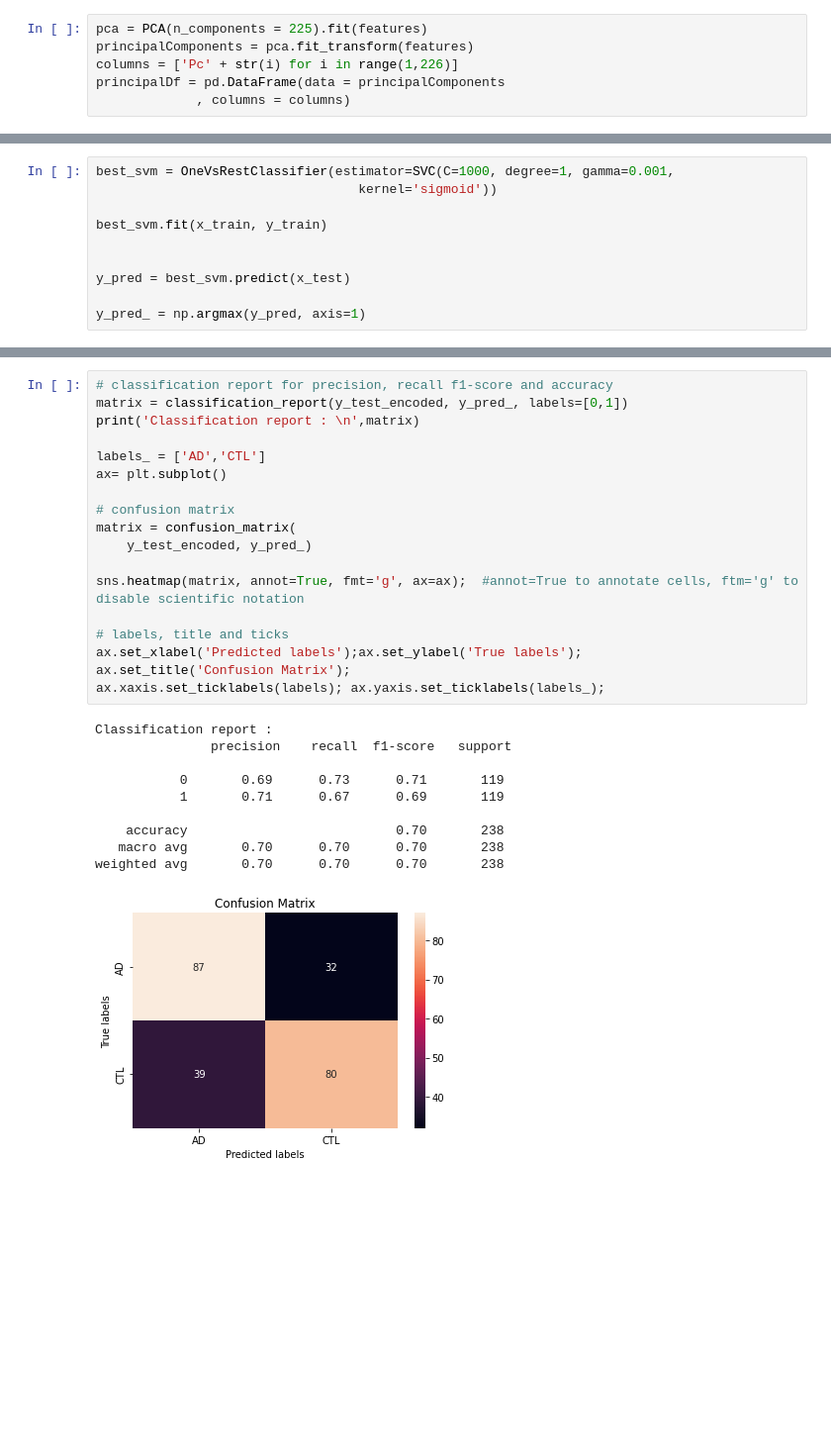
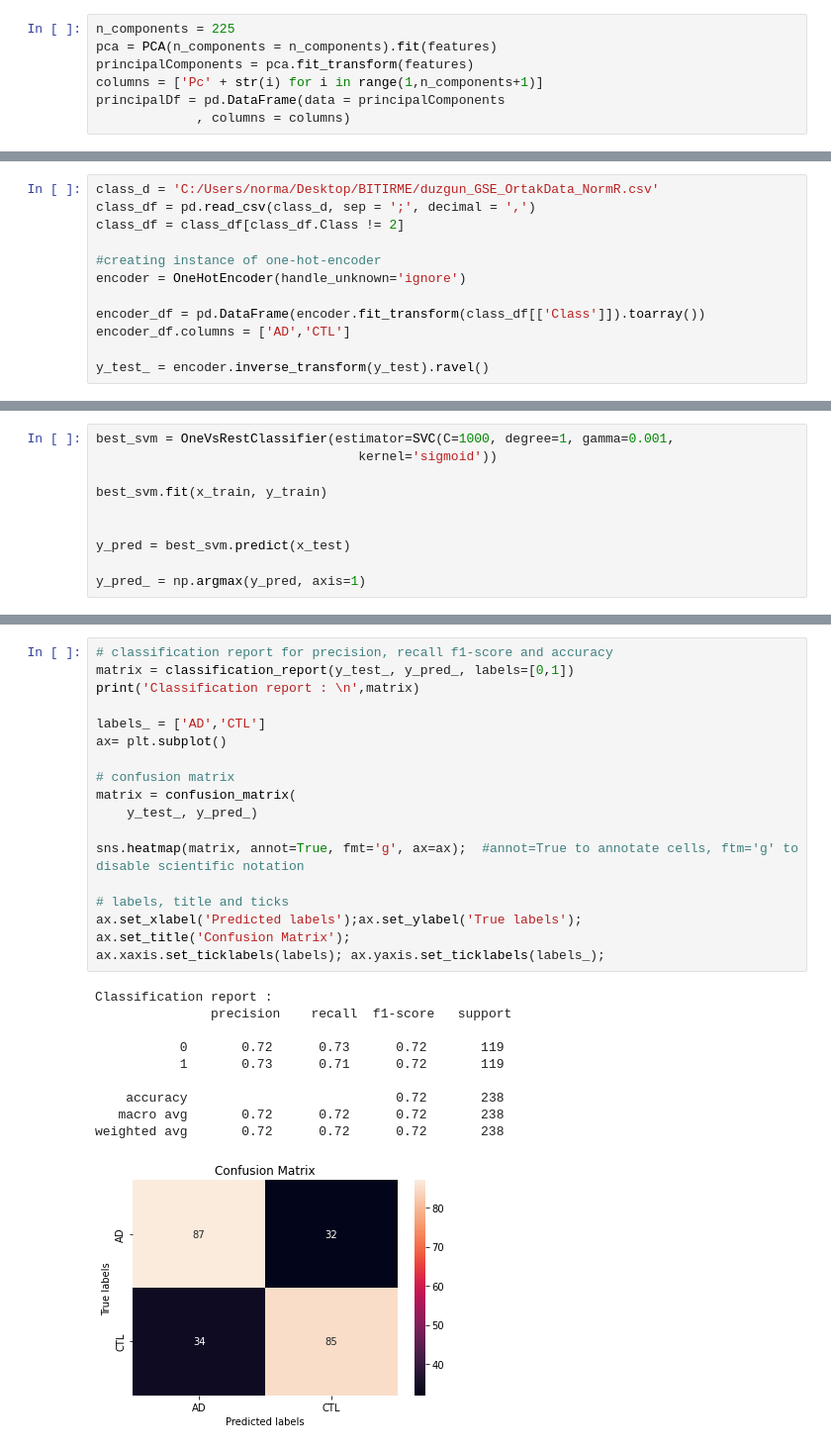
Before and after one commit to canberkarc/Detection_of_Alzheimer_Disease_using_mRNA_Gene_Expression_Data, a Jupyter notebook: src/SVM.ipynb, the cells around one changed output, grey strips where cells are left out. Shown: that part at 99% size. Cells and saved outputs as stored; diff of their text form; blank space fills up the shorter version.

```diff
--- a/src/SVM.ipynb
+++ b/src/SVM.ipynb
@@ -34,7 +28,8 @@ dtype: int64
 # %%
-pca = PCA(n_components = 225).fit(features)
+n_components = 225
+pca = PCA(n_components = n_components).fit(features)
 principalComponents = pca.fit_transform(features)
-columns = ['Pc' + str(i) for i in range(1,226)]
+columns = ['Pc' + str(i) for i in range(1,n_components+1)]
 principalDf = pd.DataFrame(data = principalComponents
              , columns = columns)
 # %%
@@ -93,0 +76,12 @@ y_test_encoded = encoder.inverse_transform(y_test).ravel()
+# %%
+class_d = 'C:/Users/norma/Desktop/BITIRME/duzgun_GSE_OrtakData_NormR.csv'
+class_df = pd.read_csv(class_d, sep = ';', decimal = ',')
+class_df = class_df[class_df.Class != 2]
+
+#creating instance of one-hot-encoder
+encoder = OneHotEncoder(handle_unknown='ignore')
+
+encoder_df = pd.DataFrame(encoder.fit_transform(class_df[['Class']]).toarray())
+encoder_df.columns = ['AD','CTL']
+
+y_test_ = encoder.inverse_transform(y_test).ravel()
@@ -104,29 +102,29 @@ y_pred_ = np.argmax(y_pred, axis=1)
 # %%
 # classification report for precision, recall f1-score and accuracy
-matrix = classification_report(y_test_encoded, y_pred_, labels=[0,1])
+matrix = classification_report(y_test_, y_pred_, labels=[0,1])
 print('Classification report : \n',matrix)
 
 labels_ = ['AD','CTL']
 ax= plt.subplot()
 
 # confusion matrix
 matrix = confusion_matrix(
-    y_test_encoded, y_pred_)
+    y_test_, y_pred_)
 
 sns.heatmap(matrix, annot=True, fmt='g', ax=ax);  #annot=True to annotate cells, ftm='g' to disable scientific notation
 
 # labels, title and ticks
 ax.set_xlabel('Predicted labels');ax.set_ylabel('True labels');
 ax.set_title('Confusion Matrix');
 ax.xaxis.set_ticklabels(labels); ax.yaxis.set_ticklabels(labels_);
 # %% [output]
 Classification report :
                precision    recall  f1-score   support
 
-           0       0.69      0.73      0.71       119
-           1       0.71      0.67      0.69       119
+           0       0.72      0.73      0.72       119
+           1       0.73      0.71      0.72       119
 
-    accuracy                           0.70       238
-   macro avg       0.70      0.70      0.70       238
-weighted avg       0.70      0.70      0.70       238
+    accuracy                           0.72       238
+   macro avg       0.72      0.72      0.72       238
+weighted avg       0.72      0.72      0.72       238
-[figure, old version]
+[figure, new version]
```
Also changed, not shown: parts of 11 cells of this notebook.
